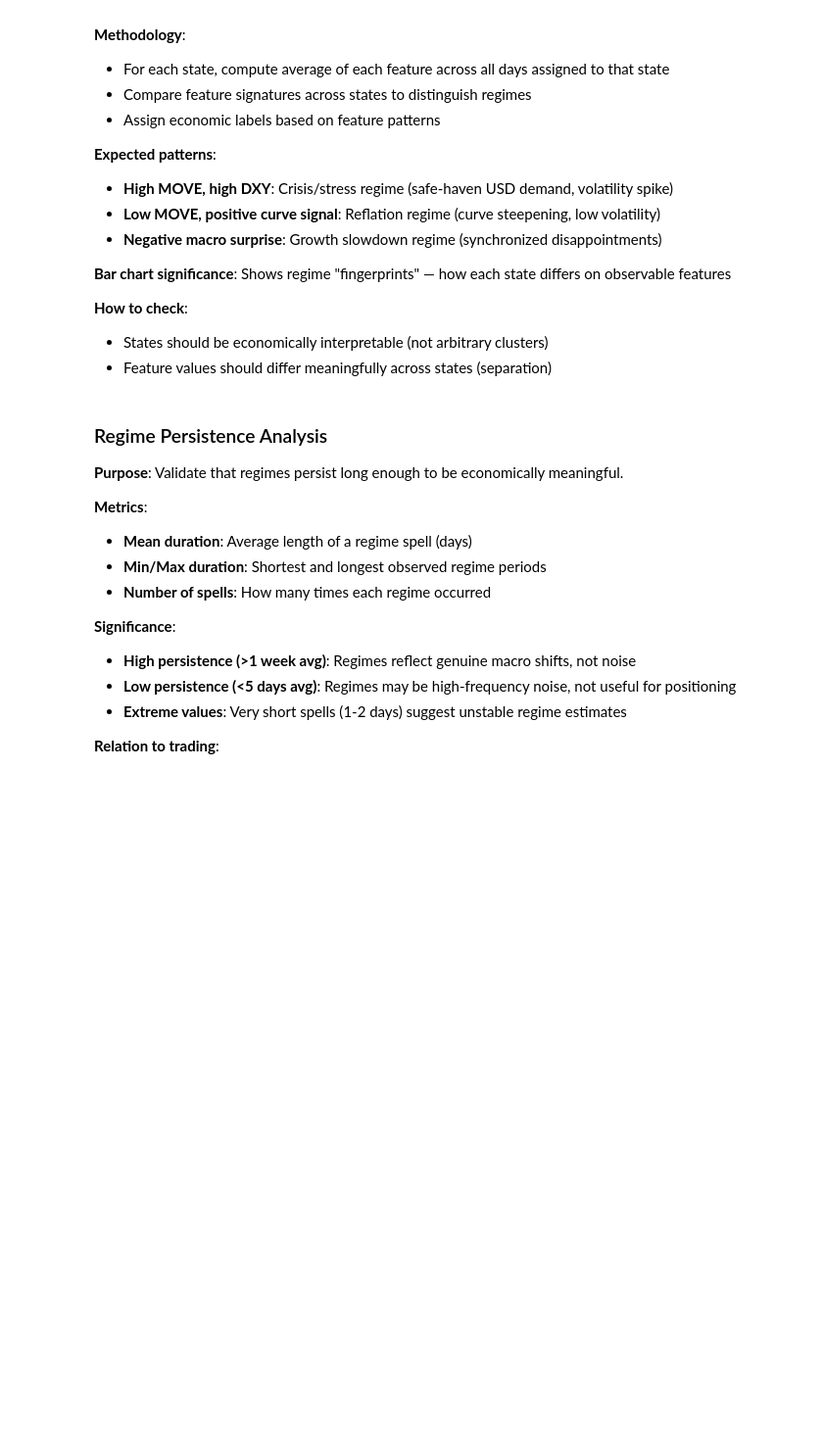
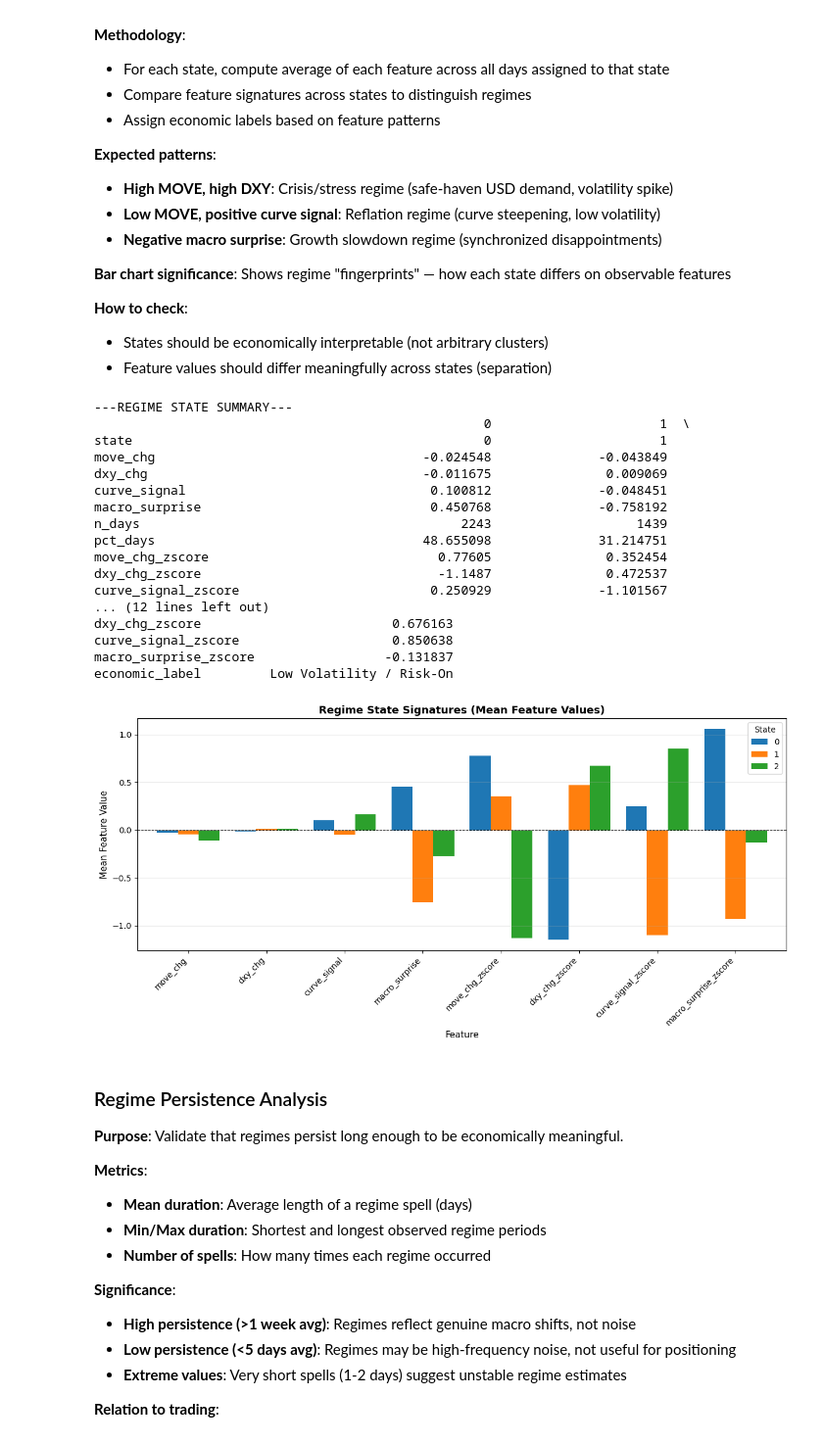
Before and after one commit to Kairav828/Cross-Country-Rates-Relative-Value-NUSInvest2526, a Jupyter notebook: NOTEBOOKS/10_hmm_regime_estimation.ipynb, the cells around one changed output. Shown at 98% size. Saved outputs shown, nothing was run; the diff lists cells and outputs as text; code cells hidden in the pictures; blank space fills up the shorter version.

Commit message:
Fix lookahead bias and signal logic in NB 09-16

```diff
--- a/NOTEBOOKS/10_hmm_regime_estimation.ipynb
+++ b/NOTEBOOKS/10_hmm_regime_estimation.ipynb
@@ -109,9 +136,10 @@ where:
 - BIC should increase from 3 to 4 states (overfitting) → 3 states optimal
 - If BIC monotonically decreases, consider testing more states
 # %%
+# Edited
+
 # Model selection with BIC
-best_model, best_n_states, bic_comparison = select_best_model(models, regime_features)
-
+best_model, best_n_states, bic_comparison = select_best_model(models, burn_in_features)
 print("\n---BIC COMPARISON---")
 print(bic_comparison)
 print(f"\nOptimal model: {best_n_states} states (lowest BIC)")
@@ -135,6 +225,7 @@ print(f"\nOptimal model: {best_n_states} states (lowest BIC)")
 
 **Validation**: No missing values (regime assignment for every day in sample)
 # %%
+"""
 # Extract probabilities and most likely path
 regime_labels = extract_regime_labels(best_model, regime_features)
 
@@ -144,3 +235,30 @@ print(regime_labels.head())
 # Check for missing values
 assert regime_labels.isna().sum().sum() == 0, "NaNs detected in regime labels"
 print("\nNo missing values in regime probabilities")
+"""
+
+# Edited
+
+# Combine into final DataFrame
+regime_labels = pd.DataFrame(walk_forward_results).set_index('date')
+assert regime_labels.isna().sum().sum() == 0, "NaNs detected in regime labels"
+
+SMOOTHING_WINDOW = 3
+print(f"\nApplying Rolling Mode Smoothing (Window = {SMOOTHING_WINDOW} days)...")
+
+# 1. Keep a record of the raw un-smoothed states
+regime_labels['regime_raw'] = regime_labels['regime_most_likely']
+
+# 2. Overwrite 'regime_most_likely' with the smoothed version
+# This takes the most frequent state over the last X days to kill 1-day flickers.
+regime_labels['regime_most_likely'] = (
+    regime_labels['regime_raw']
+    .rolling(window=SMOOTHING_WINDOW, min_periods=1)
+    .apply(lambda x: pd.Series(x).mode()[0])
+    .astype(int)
+)
+
+print(f"Regime labels generated and smoothed: {regime_labels.shape}")
+print(regime_labels[['regime_raw', 'regime_most_likely']])
+
+print("\n--- Total Days per Regime ---")
@@ -165,28 +323,52 @@ print("\nNo missing values in regime probabilities")
 - States should be economically interpretable (not arbitrary clusters)
 - Feature values should differ meaningfully across states (separation)
 # %%
+# Edited
+
+# Use the out-of-sample labels and features for the summary
+oos_features = regime_features.loc[regime_labels.index]
+
 # Compute mean feature values per state
-state_summary = interpret_states(best_model, regime_features, regime_labels)
+state_summary = interpret_states(best_model, oos_features, regime_labels)
 
 print("\n---REGIME STATE SUMMARY---")
 print(state_summary.T)
 
 # Visualize state characteristics
 fig, ax = plt.subplots(figsize=(12, 6))
 
 feature_cols = [c for c in state_summary.columns if c not in ['state', 'n_days', 'pct_days', 'economic_label']]
 state_summary_plot = state_summary[['state'] + feature_cols].set_index('state')
 
 state_summary_plot.T.plot(kind='bar', ax=ax, width=0.8)
 ax.axhline(0, color='black', linewidth=0.8, linestyle='--')
 ax.set_ylabel('Mean Feature Value', fontsize=11)
 ax.set_xlabel('Feature', fontsize=11)
 ax.set_title('Regime State Signatures (Mean Feature Values)', fontsize=13, fontweight='bold')
 ax.legend(title='State', fontsize=10)
 ax.grid(True, alpha=0.3, axis='y')
 plt.xticks(rotation=45, ha='right')
 plt.tight_layout()
 plt.show()
+# %% [output]
+---REGIME STATE SUMMARY---
+                                                   0                      1  \
+state                                              0                      1
+move_chg                                   -0.024548              -0.043849
+dxy_chg                                    -0.011675               0.009069
+curve_signal                                0.100812              -0.048451
+macro_surprise                              0.450768              -0.758192
+n_days                                          2243                   1439
+pct_days                                   48.655098              31.214751
+move_chg_zscore                              0.77605               0.352454
+dxy_chg_zscore                               -1.1487               0.472537
+curve_signal_zscore                         0.250929              -1.101567
+... (12 lines left out)
+dxy_chg_zscore                         0.676163
+curve_signal_zscore                    0.850638
+macro_surprise_zscore                 -0.131837
+economic_label         Low Volatility / Risk-On
+[figure, added]
 # %% [markdown]
 ### Regime Persistence Analysis
 
```
Also changed, not shown: parts of 13 cells of this notebook, 24 other files.
